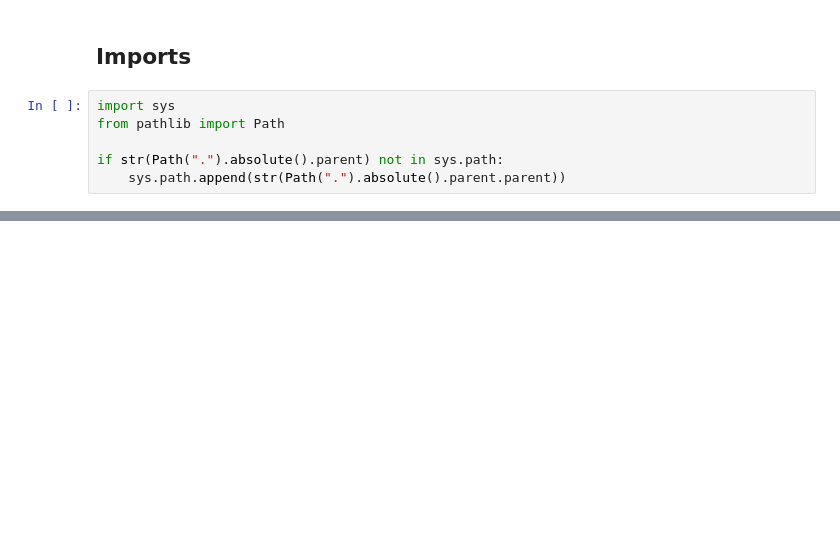
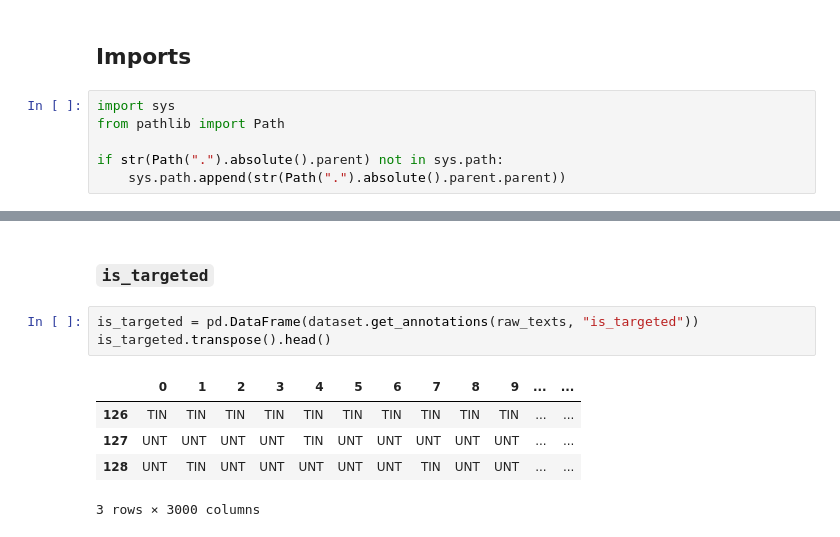
Before and after one commit to DougTrajano/olid-br, a Jupyter notebook: notebooks/processing/build_dataset.ipynb, the cells around one changed output, grey strips where cells are left out. Saved outputs shown, nothing was run; the diff lists cells and outputs as text; blank space fills up the shorter version.

```diff
--- a/notebooks/processing/build_dataset.ipynb
+++ b/notebooks/processing/build_dataset.ipynb
@@ -217,0 +206,11 @@ uploader.upload_aksk(access_key=args.AWS_ACCESS_KEY_ID,
+# %% [markdown]
+### `is_targeted`
+# %%
+is_targeted = pd.DataFrame(dataset.get_annotations(raw_texts, "is_targeted"))
+is_targeted.transpose().head()
+# %% [output]
+|  | 0 | 1 | 2 | 3 | 4 | 5 | 6 | 7 | 8 | 9 | ... | ... |
+| 126 | TIN | TIN | TIN | TIN | TIN | TIN | TIN | TIN | TIN | TIN | ... | ... |
+| 127 | UNT | UNT | UNT | UNT | TIN | UNT | UNT | UNT | UNT | UNT | ... | ... |
+| 128 | UNT | TIN | UNT | UNT | UNT | UNT | UNT | TIN | UNT | UNT | ... | ... |
+3 rows × 3000 columns
```
Also changed, not shown: parts of 106 cells of this notebook, 33 other files.
